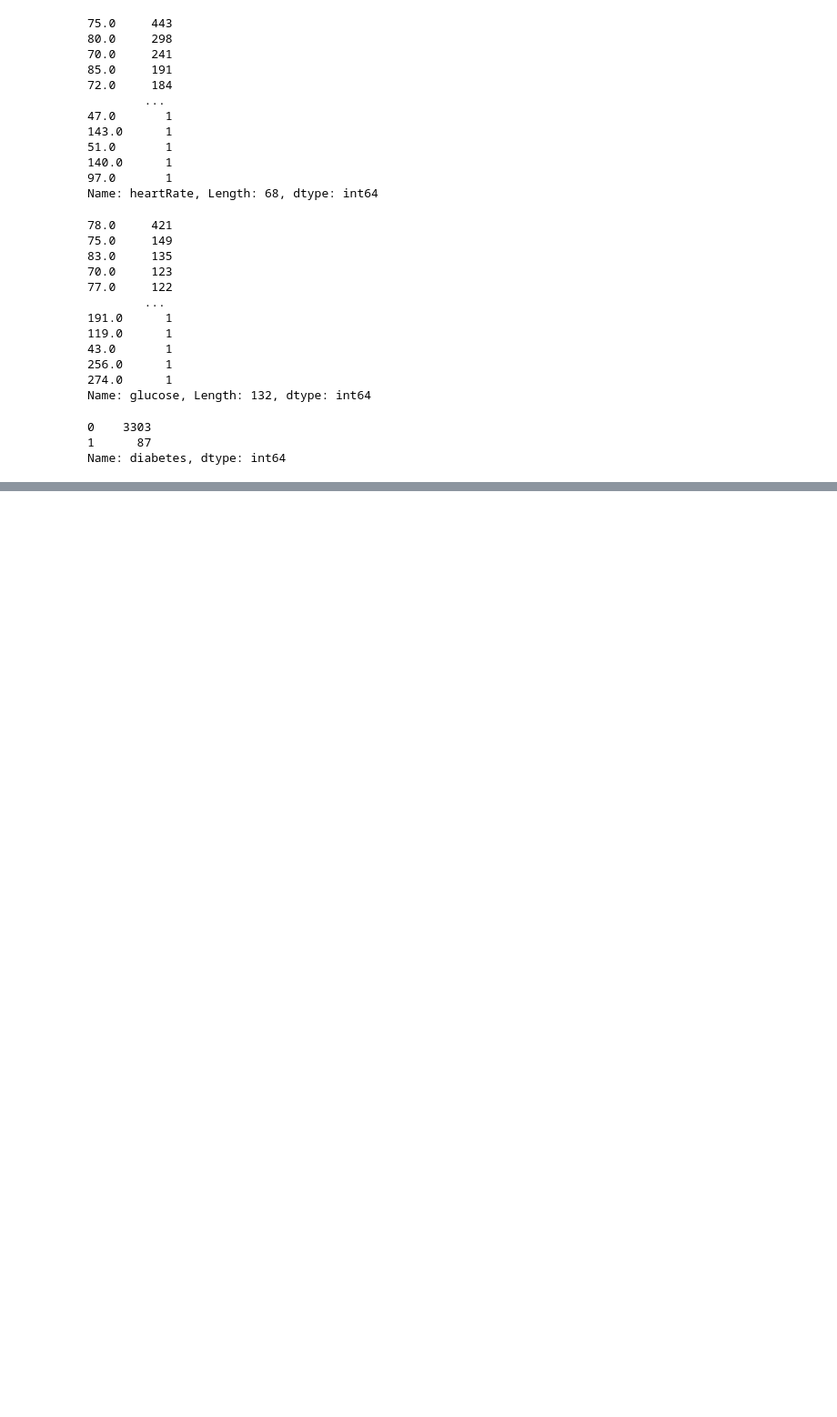
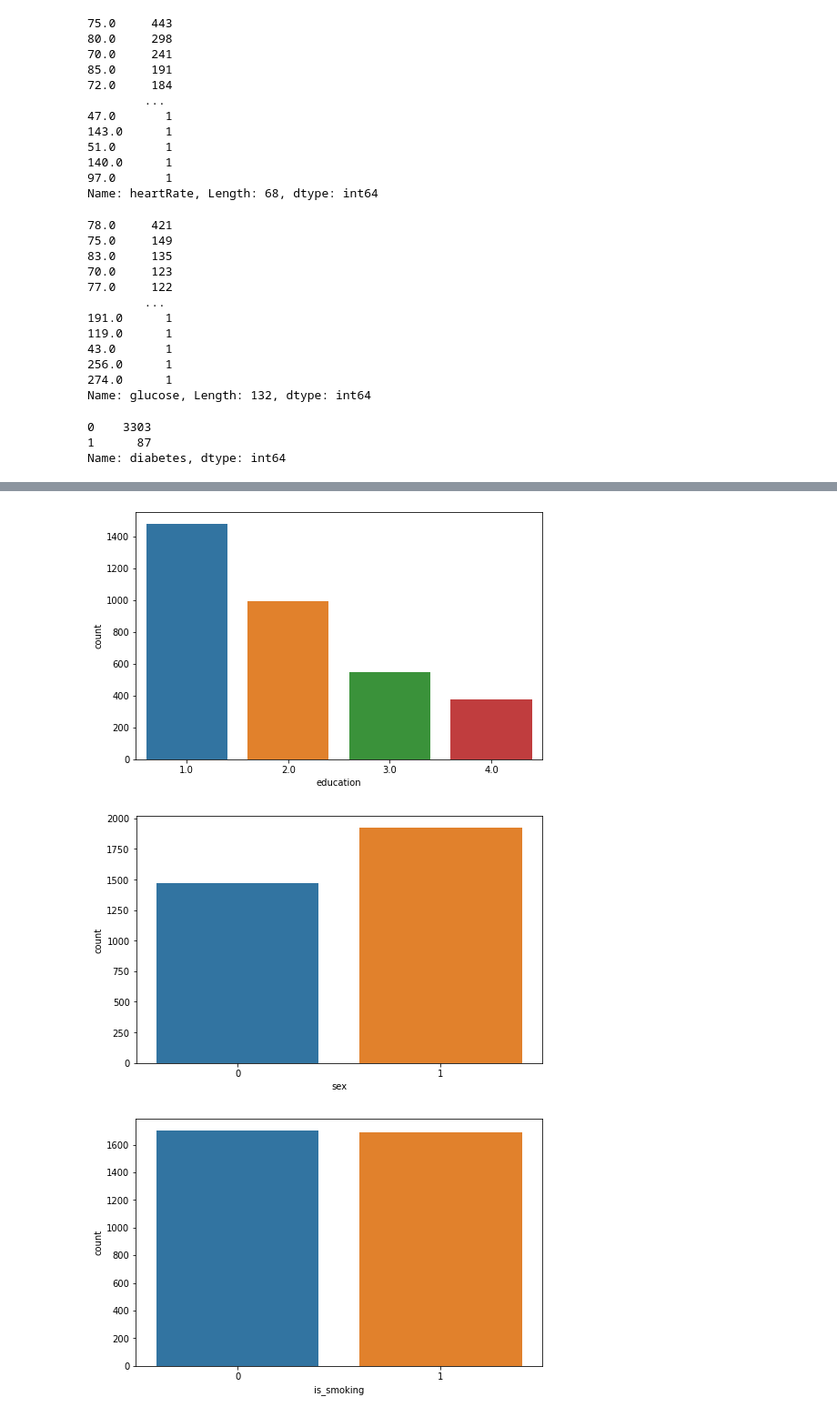
Before and after one commit to shub0411/Cardiovascular-Risk-Prediction, a Jupyter notebook: Cardiovascular_Risk_Prediction_Capstone_Project.ipynb, the cells around one changed output, grey strips where cells are left out. Shown at 91% size. Saved outputs shown, nothing was run; the diff lists cells and outputs as text; code cells hidden in the pictures; blank space fills up the shorter version.

```diff
--- a/Cardiovascular_Risk_Prediction_Capstone_Project.ipynb
+++ b/Cardiovascular_Risk_Prediction_Capstone_Project.ipynb
@@ -344,0 +359,10 @@ Name: diabetes, dtype: int64
+# %%
+cat_features = ['education','sex','is_smoking','BPMeds','prevalentStroke','prevalentHyp','diabetes']
+for col in cat_features:
+  plt.figure(figsize = (8,5))
+  sns.countplot(cardio_df[col])
+  plt.show()
+# %% [output]
+[figure, added]
+[figure, added]
+[figure, added]
```
Also changed, not shown: parts of 15 cells of this notebook.
